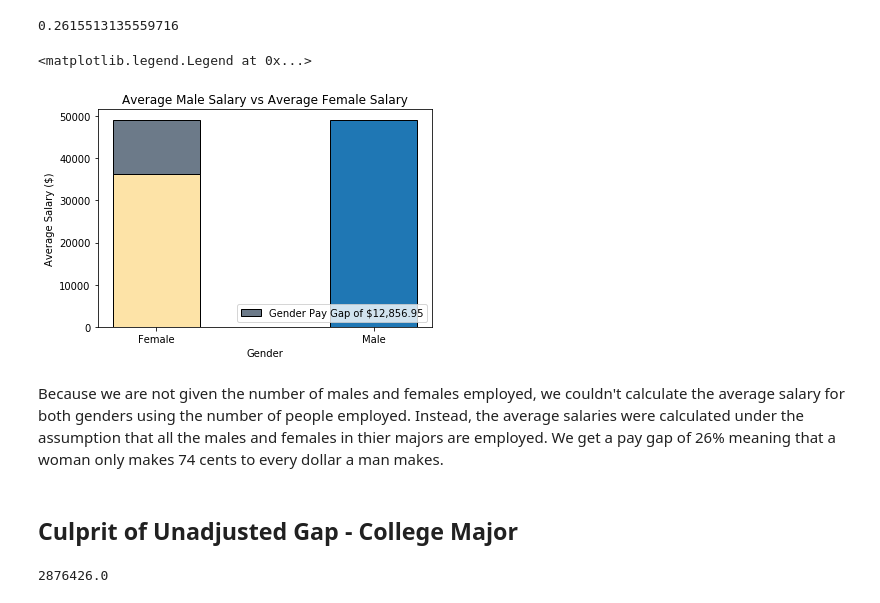
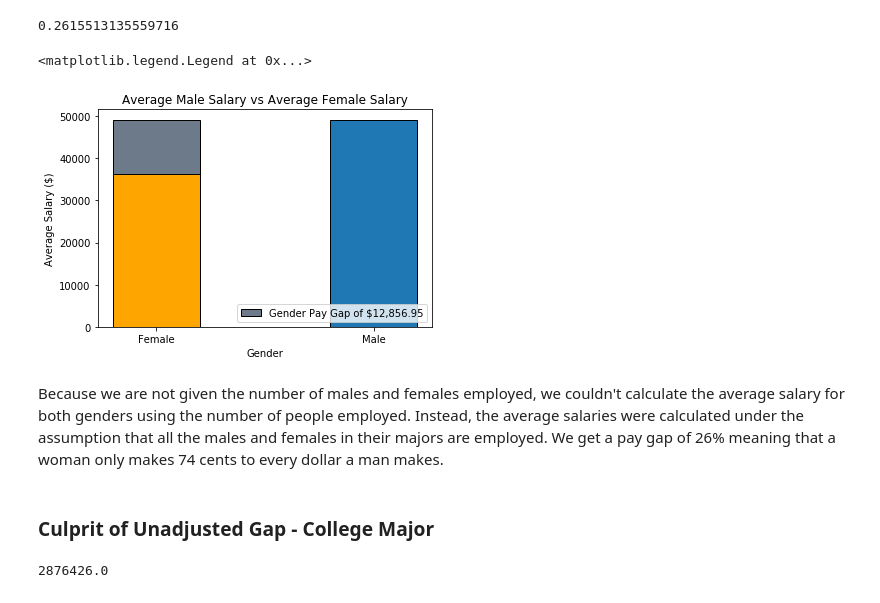
Before and after one commit to WesCodes/The-Gender-Pay-Gap-Analyzing-Earning-Based-on-College-Majors, a Jupyter notebook: The Gender Pay Gap — Analyzing Earning Based on College Majors.ipynb, the cells around one changed output. Drawn from its saved outputs; the diff is of its cells as text; code cells hidden in the pictures.

```diff
--- a/The Gender Pay Gap — Analyzing Earning Based on College Majors.ipynb
+++ b/The Gender Pay Gap — Analyzing Earning Based on College Majors.ipynb
@@ -132,35 +132,35 @@ pay_gap
 # %%
 fig, ax = plt.subplots()
 
 # bar graph of difference in pay
 ax.bar(height = diff_pay + women_avg_salary,
        x = ["Female"], width = 0.4,
        edgecolor = "black", color = "#6C7A89",
        label ="Gender Pay Gap of ${:,.2f}".format(diff_pay)
        )
 # bar graph of male avg salary
 ax.bar(height = [men_avg_salary],
         x = ["Male"], width = 0.4,
         edgecolor = "black", color = "C0"
       )
 # bar graph of female avg salary
 ax.bar(height = [women_avg_salary],
         x = ["Female"], width = 0.4,
-        edgecolor = "black", color = "#FDE3A7"
+        edgecolor = "black", color = "Orange"
       )
 
 ax.set_title("Average Male Salary vs Average Female Salary")
 ax.set_xlabel("Gender")
 ax.set_ylabel("Average Salary ($)")
 
 plt.legend(loc = "lower right")
 # %% [output]
 <matplotlib.legend.Legend at 0x...>
-[figure, old version]
+[figure, new version]
 # %% [markdown]
-Because we are not given the number of males and females employed, we couldn't calculate the average salary for both genders using the number of people employed. Instead, the average salaries were calculated under the assumption that all the males and females in thier majors are employed. We get a pay gap of 26% meaning that a woman only makes 74 cents to every dollar a man makes.
+Because we are not given the number of males and females employed, we couldn't calculate the average salary for both genders using the number of people employed. Instead, the average salaries were calculated under the assumption that all the males and females in their majors are employed. We get a pay gap of 26% meaning that a woman only makes 74 cents to every dollar a man makes.
 # %% [markdown]
-## Culprit of Unadjusted Gap - College Major
+### Culprit of Unadjusted Gap - College Major
 # %%
 # the total num of women and men in dataset
 total_men = sum(recent_grads["Men"])
```
Also changed, not shown: parts of 37 cells of this notebook.
